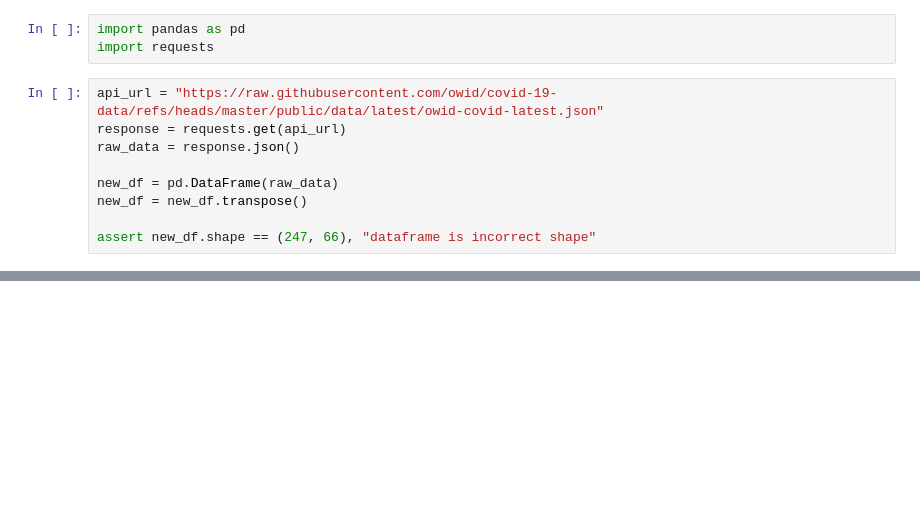
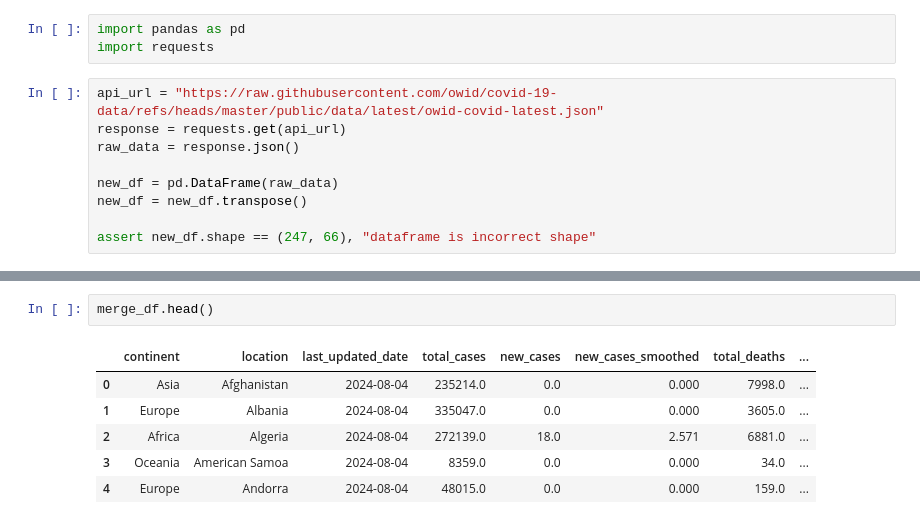
Before and after one commit to mrmyothet/mmdt-datacamp-de, a Jupyter notebook: week_7/read_json.ipynb, the cells around one changed output, grey strips where cells are left out. Drawn from its saved outputs; the diff is of its cells as text; blank space fills up the shorter version.

```diff
--- a/week_7/read_json.ipynb
+++ b/week_7/read_json.ipynb
@@ -47,0 +86,9 @@ result_df
+# %%
+merge_df.head()
+# %% [output]
+|  | continent | location | last_updated_date | total_cases | new_cases | new_cases_smoothed | total_deaths | ... |
+| 0 | Asia | Afghanistan | 2024-08-04 | 235214.0 | 0.0 | 0.000 | 7998.0 | ... |
+| 1 | Europe | Albania | 2024-08-04 | 335047.0 | 0.0 | 0.000 | 3605.0 | ... |
+| 2 | Africa | Algeria | 2024-08-04 | 272139.0 | 18.0 | 2.571 | 6881.0 | ... |
+| 3 | Oceania | American Samoa | 2024-08-04 | 8359.0 | 0.0 | 0.000 | 34.0 | ... |
+| 4 | Europe | Andorra | 2024-08-04 | 48015.0 | 0.0 | 0.000 | 159.0 | ... |
```
Also changed, not shown: parts of 15 cells of this notebook, 1 other file.
